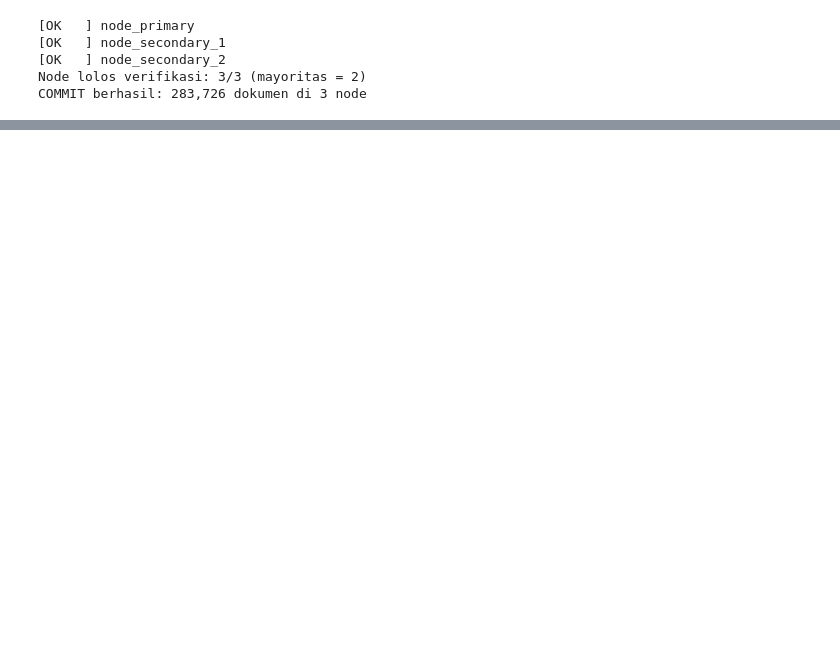
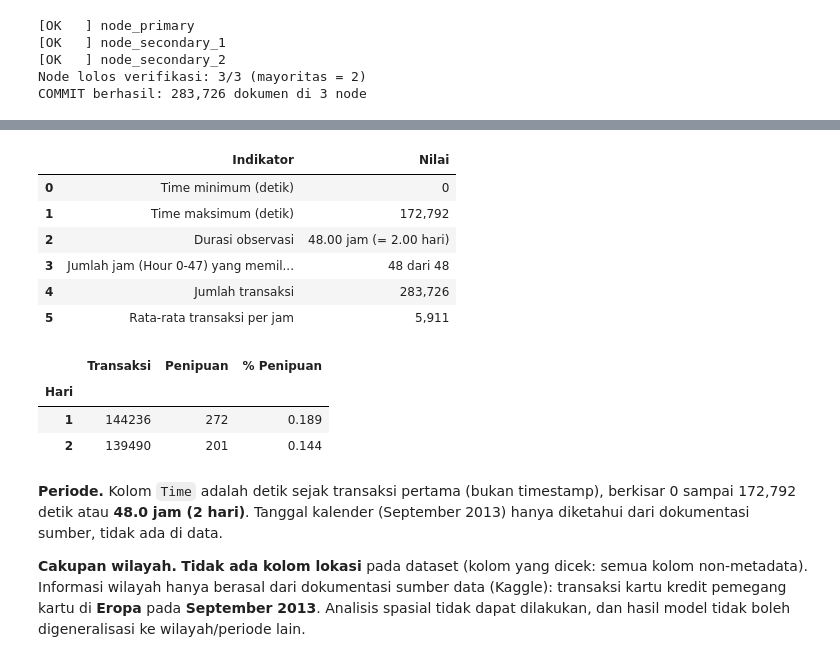
Before and after one commit to 157-Fadina/REPO-KELOMPOK04-MAHADATA, a Jupyter notebook: Kelompok04_Mahadata_M09.ipynb, the cells around one changed output, grey strips where cells are left out. Drawn from its saved outputs; the diff is of its cells as text; code cells hidden in the pictures; blank space fills up the shorter version.

Commit message:
add proses EDA megenai cakupan dan periode dataset

```diff
--- a/Kelompok04_Mahadata_M09.ipynb
+++ b/Kelompok04_Mahadata_M09.ipynb
@@ -254,0 +348,59 @@ Membaca dari node_primary: 283,726 dokumen | 35 kolom
+# %%
+# EDA mengenai periode dan cakupan dataset
+
+t = pdf["Time"]
+durasi_jam = t.max() / 3600
+jam_kosong = sorted(set(range(48)) - set(pdf["Hour"].unique()))
+
+periode = pd.DataFrame({
+    "Indikator": ["Time minimum (detik)", "Time maksimum (detik)", "Durasi observasi",
+                  "Jumlah jam (Hour 0-47) yang memiliki transaksi", "Jumlah transaksi",
+                  "Rata-rata transaksi per jam"],
+    "Nilai": [f"{t.min():,.0f}", f"{t.max():,.0f}",
+              f"{durasi_jam:.2f} jam (= {durasi_jam/24:.2f} hari)",
+              f"{pdf['Hour'].nunique()} dari 48" + (f" (kosong: {jam_kosong})" if jam_kosong else ""),
+              f"{N:,}", f"{N/durasi_jam:,.0f}"]})
+show_table(periode)
+
+per_hari = (pdf.assign(Hari=(t // 86400).astype(int) + 1)
+               .groupby("Hari")["Class"].agg(Transaksi="size", Penipuan="sum"))
+per_hari["% Penipuan"] = (per_hari["Penipuan"] / per_hari["Transaksi"] * 100).round(3)
+display(per_hari)
+
+# Cek apakah ada kolom lokasi di data
+meta_cols   = {"_id", "_ingested_at", "_batch_id", "_source"}
+kata_lokasi = ["lat", "lon", "lng", "country", "region", "city", "zip", "postal",
+               "geo", "state", "province", "location", "merchant"]
+kol_lokasi  = [c for c in txn.columns if c not in meta_cols and any(k in c.lower() for k in kata_lokasi)]
+
+if kol_lokasi:
+    wilayah = f"Ditemukan kolom lokasi: {kol_lokasi}. Lakukan analisis per wilayah."
+else:
+    wilayah = ("**Tidak ada kolom lokasi** pada dataset (kolom yang dicek: semua kolom non-metadata). "
+               "Informasi wilayah hanya berasal dari dokumentasi sumber data (Kaggle): transaksi kartu kredit "
+               "pemegang kartu di **Eropa** pada **September 2013**. Analisis spasial tidak dapat dilakukan, dan hasil "
+               "model tidak boleh digeneralisasi ke wilayah/periode lain.")
+
+display(Markdown(f"""
+**Periode.** Kolom `Time` adalah detik sejak transaksi pertama (bukan timestamp), berkisar {t.min():,.0f} sampai {t.max():,.0f} detik
+atau **{durasi_jam:.1f} jam (2 hari)**. Tanggal kalender (September 2013) hanya diketahui dari dokumentasi sumber, tidak ada di data.
+
+**Cakupan wilayah.** {wilayah}
+"""))
+# %% [output]
+|  | Indikator | Nilai |
+| 0 | Time minimum (detik) | 0 |
+| 1 | Time maksimum (detik) | 172,792 |
+| 2 | Durasi observasi | 48.00 jam (= 2.00 hari) |
+| 3 | Jumlah jam (Hour 0-47) yang memil... | 48 dari 48 |
+| 4 | Jumlah transaksi | 283,726 |
+| 5 | Rata-rata transaksi per jam | 5,911 |
+|  | Transaksi | Penipuan | % Penipuan |
+| Hari |  |  |  |
+| 1 | 144236 | 272 | 0.189 |
+| 2 | 139490 | 201 | 0.144 |
+
+**Periode.** Kolom `Time` adalah detik sejak transaksi pertama (bukan timestamp), berkisar 0 sampai 172,792 detik
+atau **48.0 jam (2 hari)**. Tanggal kalender (September 2013) hanya diketahui dari dokumentasi sumber, tidak ada di data.
+
+**Cakupan wilayah.** **Tidak ada kolom lokasi** pada dataset (kolom yang dicek: semua kolom non-metadata). Informasi wilayah hanya berasal dari dokumentasi sumber data (Kaggle): transaksi kartu kredit pemegang kartu di **Eropa** pada **September 2013**. Analisis spasial tidak dapat dilakukan, dan hasil model tidak boleh digeneralisasi ke wilayah/periode lain.
```
Also changed, not shown: parts of 11 cells of this notebook.
